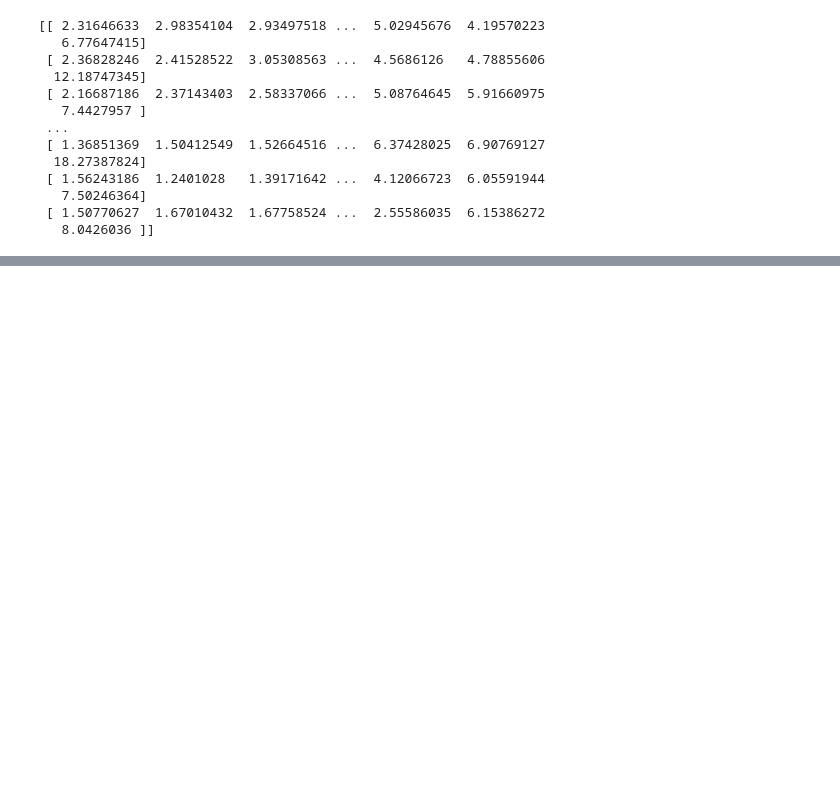
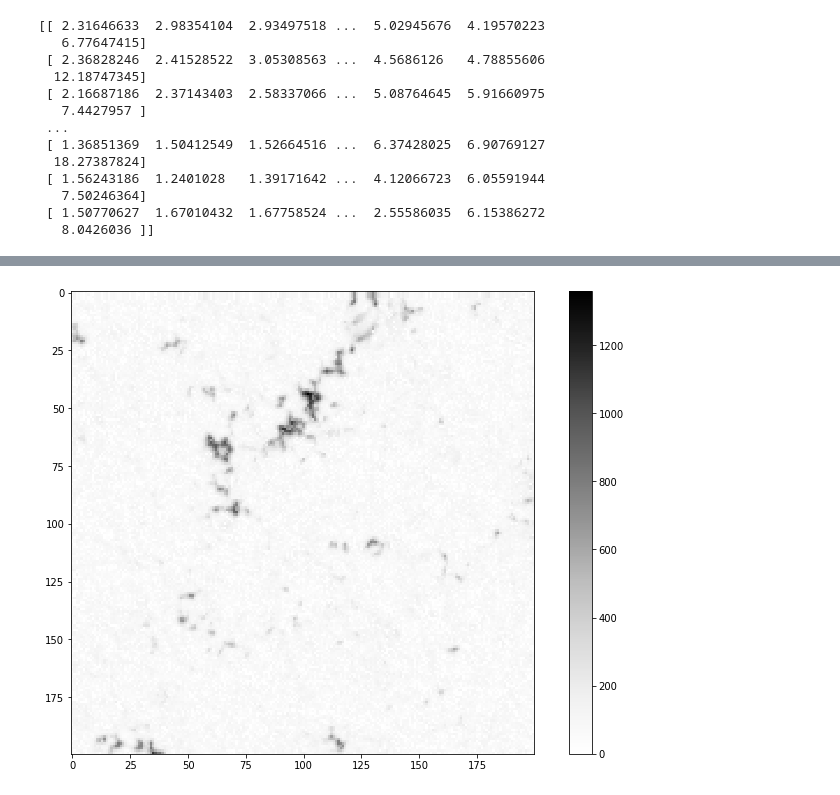
Before and after one commit to ivanzmilic/me_inversion_exercises, a Jupyter notebook: invert_hinode.ipynb, the cells around one changed output, grey strips where cells are left out. Drawn from its saved outputs; the diff is of its cells as text; code cells hidden in the pictures; blank space fills up the shorter version.

```diff
--- a/invert_hinode.ipynb
+++ b/invert_hinode.ipynb
@@ -121,0 +126,7 @@ plt.tight_layout()
+# %%
+plt.figure(figsize=[10,7])
+plt.imshow(model_out[:,:,0],cmap='Greys')
+plt.colorbar()
+plt.tight_layout()
+# %% [output]
+[figure, added]
```
Also changed, not shown: parts of 2 cells of this notebook.
